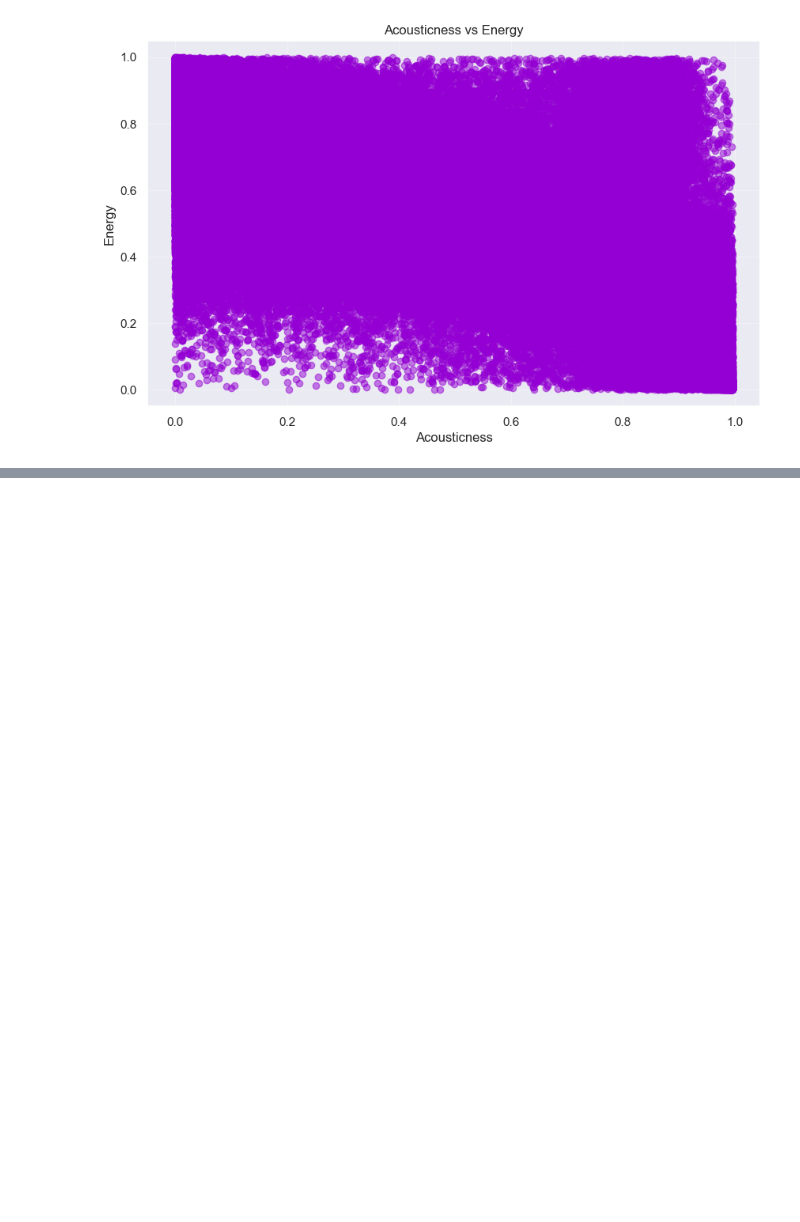
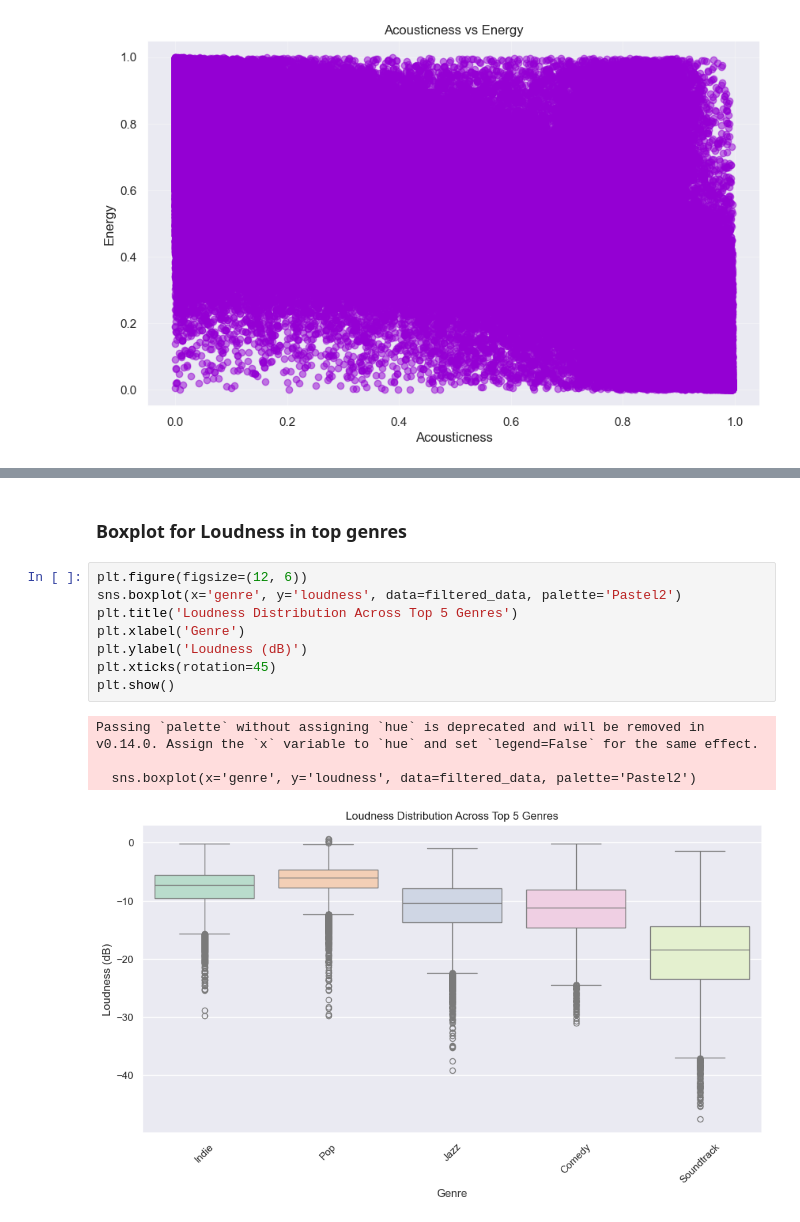
Before and after one commit to aghabidareh/SpotifyAnalyzer, a Jupyter notebook: main.ipynb, the cells around one changed output, grey strips where cells are left out. Saved outputs shown, nothing was run; the diff lists cells and outputs as text; blank space fills up the shorter version.

```diff
--- a/main.ipynb
+++ b/main.ipynb
@@ -352,0 +365,15 @@ plt.show()
+# %% [markdown]
+### Boxplot for Loudness in top genres
+# %%
+plt.figure(figsize=(12, 6))
+sns.boxplot(x='genre', y='loudness', data=filtered_data, palette='Pastel2')
+plt.title('Loudness Distribution Across Top 5 Genres')
+plt.xlabel('Genre')
+plt.ylabel('Loudness (dB)')
+plt.xticks(rotation=45)
+plt.show()
+# %% [output]
+Passing `palette` without assigning `hue` is deprecated and will be removed in v0.14.0. Assign the `x` variable to `hue` and set `legend=False` for the same effect.
+
+  sns.boxplot(x='genre', y='loudness', data=filtered_data, palette='Pastel2')
+[figure, added]
```
Also changed, not shown: parts of 2 cells of this notebook.
